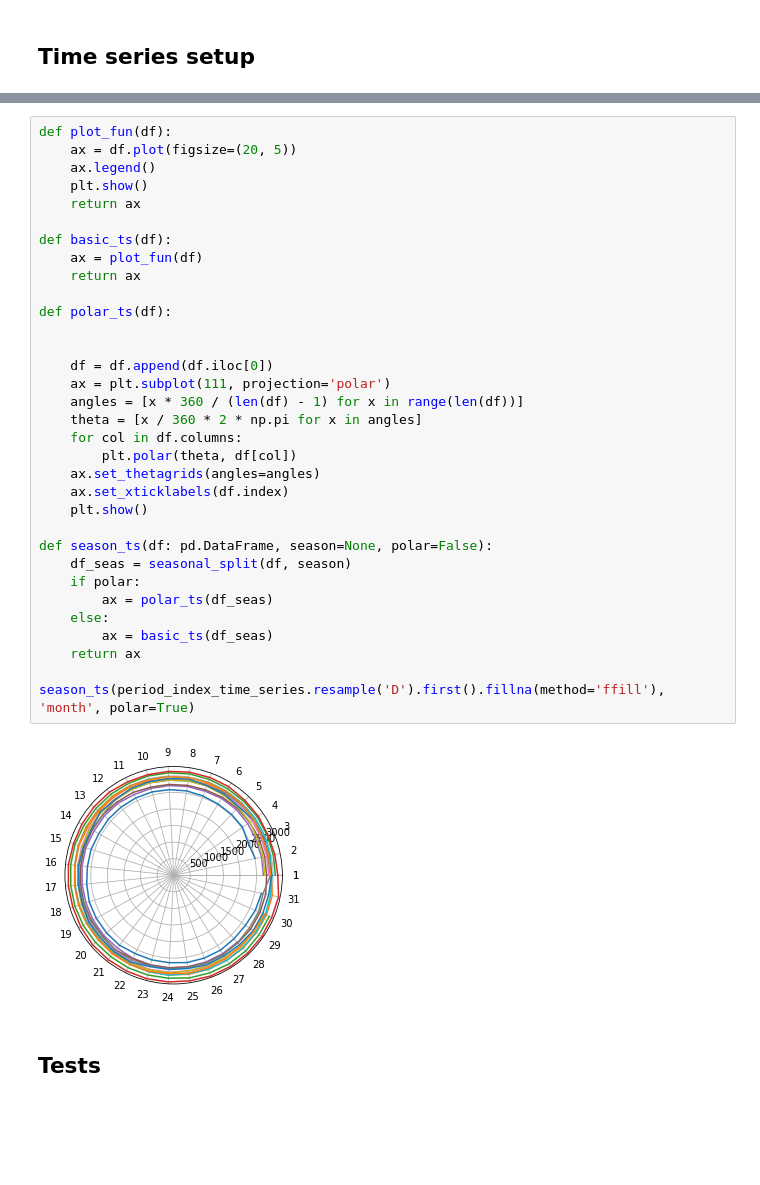
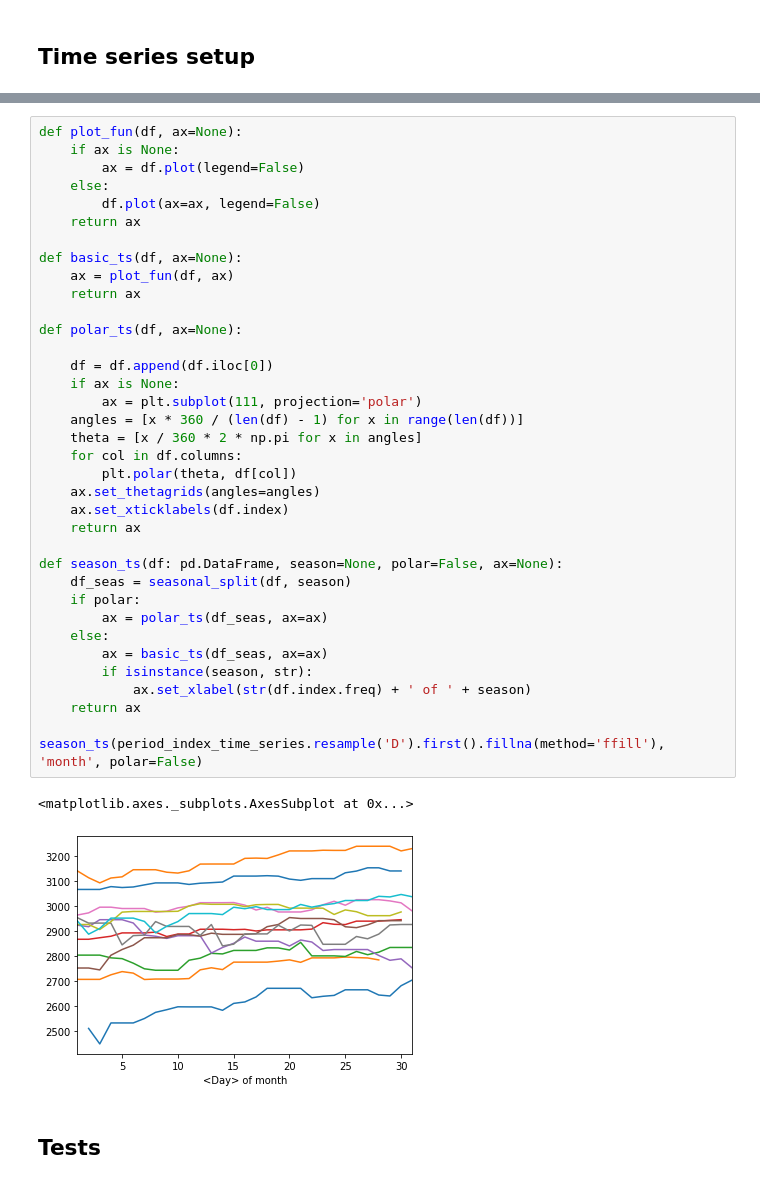
Before and after one commit to giotto-ai/giotto-time, a Jupyter notebook: examples/plots_test.ipynb, the cells around one changed output, grey strips where cells are left out. Cells and saved outputs as stored; diff of their text form; blank space fills up the shorter version.

Commit message:
Subplots added

```diff
--- a/examples/plots_test.ipynb
+++ b/examples/plots_test.ipynb
@@ -83,37 +188,41 @@ def seasonal_split(df : pd.DataFrame, season):
 # %%
-def plot_fun(df):
-    ax = df.plot(figsize=(20, 5))
-    ax.legend()
-    plt.show()
+def plot_fun(df, ax=None):
+    if ax is None:
+        ax = df.plot(legend=False)
+    else:
+        df.plot(ax=ax, legend=False)
     return ax
 
-def basic_ts(df):
-    ax = plot_fun(df)
+def basic_ts(df, ax=None):
+    ax = plot_fun(df, ax)
     return ax
 
-def polar_ts(df):
-
+def polar_ts(df, ax=None):
 
     df = df.append(df.iloc[0])
-    ax = plt.subplot(111, projection='polar')
+    if ax is None:
+        ax = plt.subplot(111, projection='polar')
     angles = [x * 360 / (len(df) - 1) for x in range(len(df))]
     theta = [x / 360 * 2 * np.pi for x in angles]
     for col in df.columns:
         plt.polar(theta, df[col])
     ax.set_thetagrids(angles=angles)
     ax.set_xticklabels(df.index)
-    plt.show()
+    return ax
 
-def season_ts(df: pd.DataFrame, season=None, polar=False):
+def season_ts(df: pd.DataFrame, season=None, polar=False, ax=None):
     df_seas = seasonal_split(df, season)
     if polar:
-        ax = polar_ts(df_seas)
+        ax = polar_ts(df_seas, ax=ax)
     else:
-        ax = basic_ts(df_seas)
+        ax = basic_ts(df_seas, ax=ax)
+        if isinstance(season, str):
+            ax.set_xlabel(str(df.index.freq) + ' of ' + season)
     return ax
 
-season_ts(period_index_time_series.resample('D').first().fillna(method='ffill'), 'month', polar=True)
+season_ts(period_index_time_series.resample('D').first().fillna(method='ffill'), 'month', polar=False)
 # %% [output]
+<matplotlib.axes._subplots.AxesSubplot at 0x...>
-[figure, old version]
+[figure, new version]
 # %% [markdown]
 ## Tests
```
Also changed, not shown: parts of 17 cells of this notebook.
